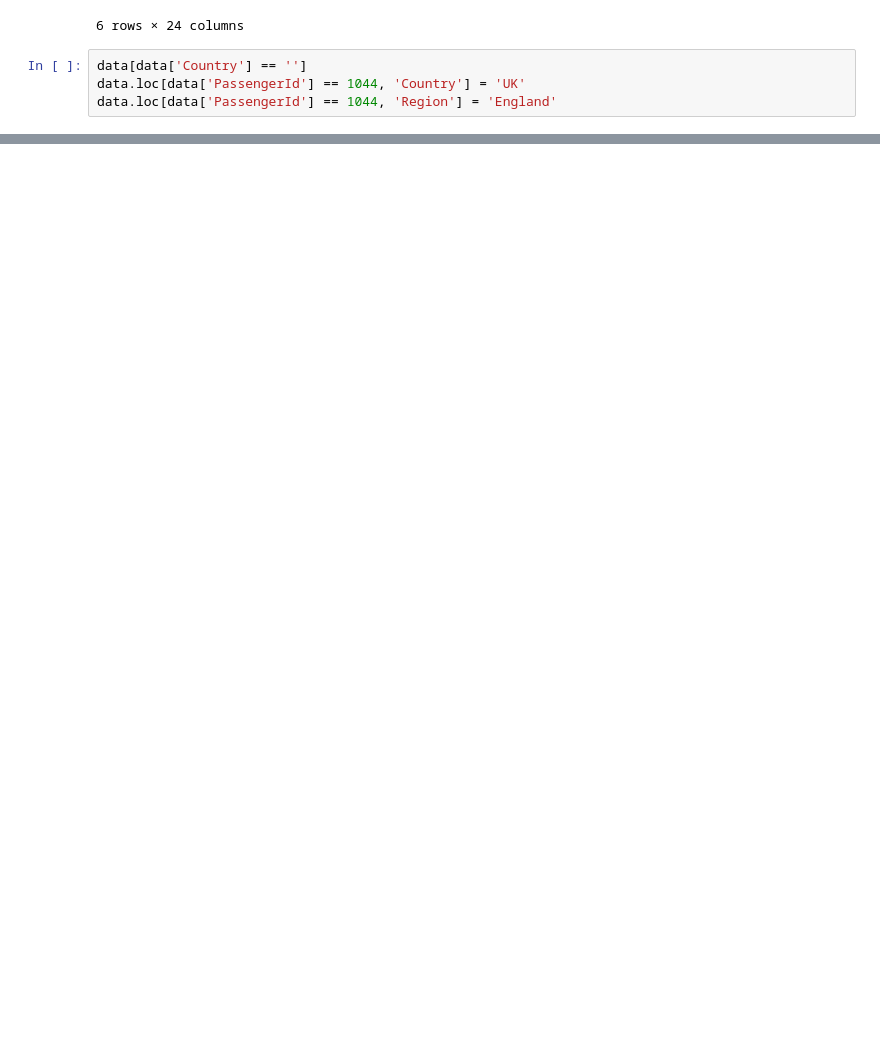
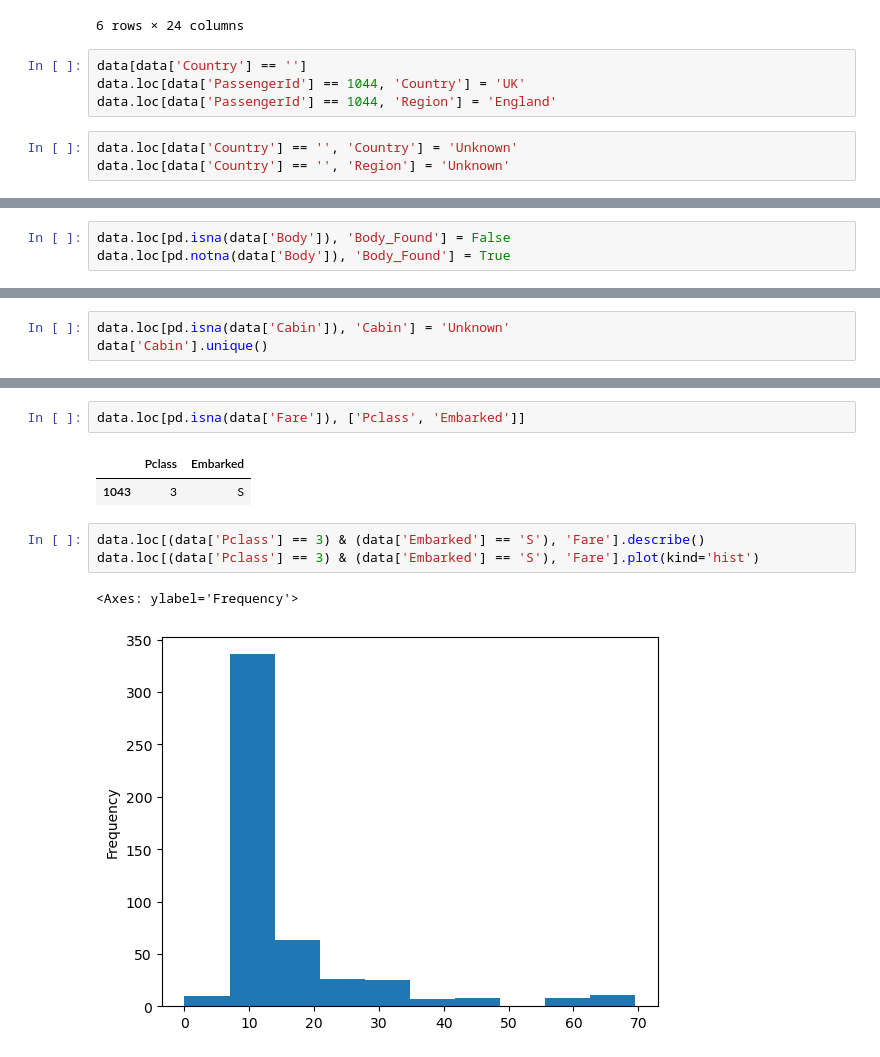
Before and after one commit to ShawRong/titanic_analysis, a Jupyter notebook: preprocessing.ipynb, the cells around one changed output, grey strips where cells are left out. Drawn from its saved outputs; the diff is of its cells as text; blank space fills up the shorter version.

```diff
--- a/preprocessing.ipynb
+++ b/preprocessing.ipynb
@@ -375,4 +376,7 @@ data[data['Country'] == '']
 data[data['Country'] == '']
 data.loc[data['PassengerId'] == 1044, 'Country'] = 'UK'
 data.loc[data['PassengerId'] == 1044, 'Region'] = 'England'
+# %%
+data.loc[data['Country'] == '', 'Country'] = 'Unknown'
+data.loc[data['Country'] == '', 'Region'] = 'Unknown'
 # %%
@@ -387,0 +436,3 @@ data[data['Country'] == '']
+# %%
+data.loc[pd.isna(data['Body']), 'Body_Found'] = False
+data.loc[pd.notna(data['Body']), 'Body_Found'] = True
@@ -387,0 +455,3 @@ data[data['Country'] == '']
+# %%
+data.loc[pd.isna(data['Cabin']), 'Cabin'] = 'Unknown'
+data['Cabin'].unique()
@@ -387,0 +496,11 @@ data[data['Country'] == '']
+# %%
+data.loc[pd.isna(data['Fare']), ['Pclass', 'Embarked']]
+# %% [output]
+|  | Pclass | Embarked |
+| 1043 | 3 | S |
+# %%
+data.loc[(data['Pclass'] == 3) & (data['Embarked'] == 'S'), 'Fare'].describe()
+data.loc[(data['Pclass'] == 3) & (data['Embarked'] == 'S'), 'Fare'].plot(kind='hist')
+# %% [output]
+<Axes: ylabel='Frequency'>
+[figure, added]
```
Also changed, not shown: parts of 40 cells of this notebook, 3 other files.
